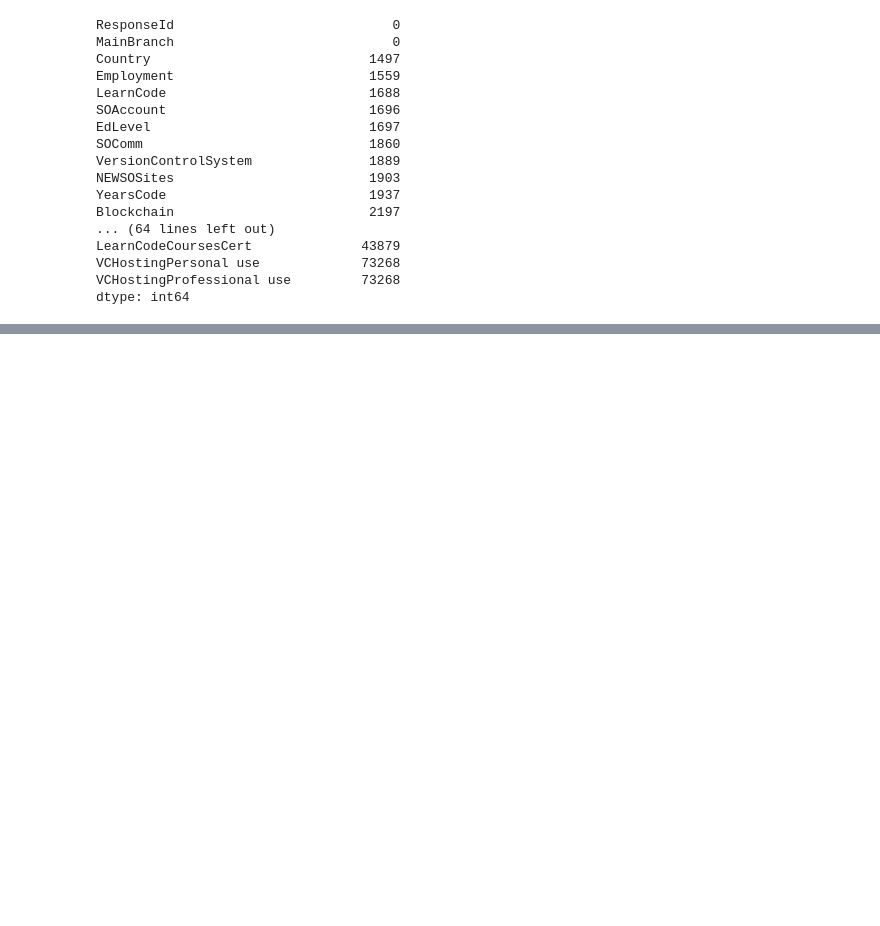
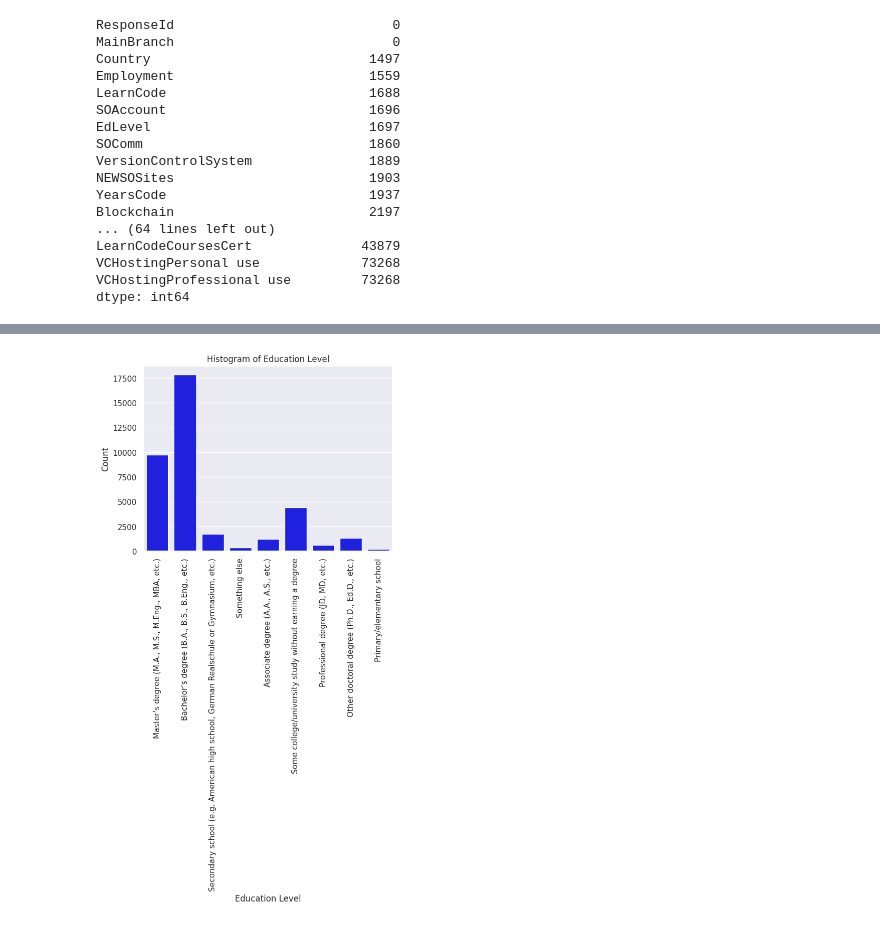
Before and after one commit to dsklnr/Predicting_Salaries_of_Technical_Individuals, a Jupyter notebook: Ben_Predicting_Salaries.ipynb, the cells around one changed output, grey strips where cells are left out. Saved outputs shown, nothing was run; the diff lists cells and outputs as text; code cells hidden in the pictures; blank space fills up the shorter version.

```diff
--- a/Ben_Predicting_Salaries.ipynb
+++ b/Ben_Predicting_Salaries.ipynb
@@ -157,0 +286,22 @@ print(education_lvl.unique())
+# %%
+# Create histogram for Education Level
+educ_order = ["Primary/elementary school",
+              "Secondary school (e.g. American high school, German Realschule or Gymnasium, etc.)",
+              "Some college/university study without earning a degree",
+              "Associate degree (A.A., A.S., etc.)",
+              "Bachelor's degree (B.A., B.S., B.Eng., etc.)",
+              "Master's degree (M.A., M.S., M.Eng., MBA, etc.)",
+              "Professional degree (JD, MD, etc.)",
+              "Other doctoral degree (Ph.D., Ed.D., etc.)",
+              "Something else"]
+
+orders = dropped_nulls_df['EdLevel'].value_counts().index
+
+sns.countplot(data = dropped_nulls_df, x = "EdLevel", color = 'blue')
+plt.xticks(rotation = 90)
+plt.title("Histogram of Education Level")
+plt.xlabel("Education Level")
+plt.ylabel("Count")
+plt.show()
+# %% [output]
+[figure, added]
```
Also changed, not shown: parts of 23 cells of this notebook.
